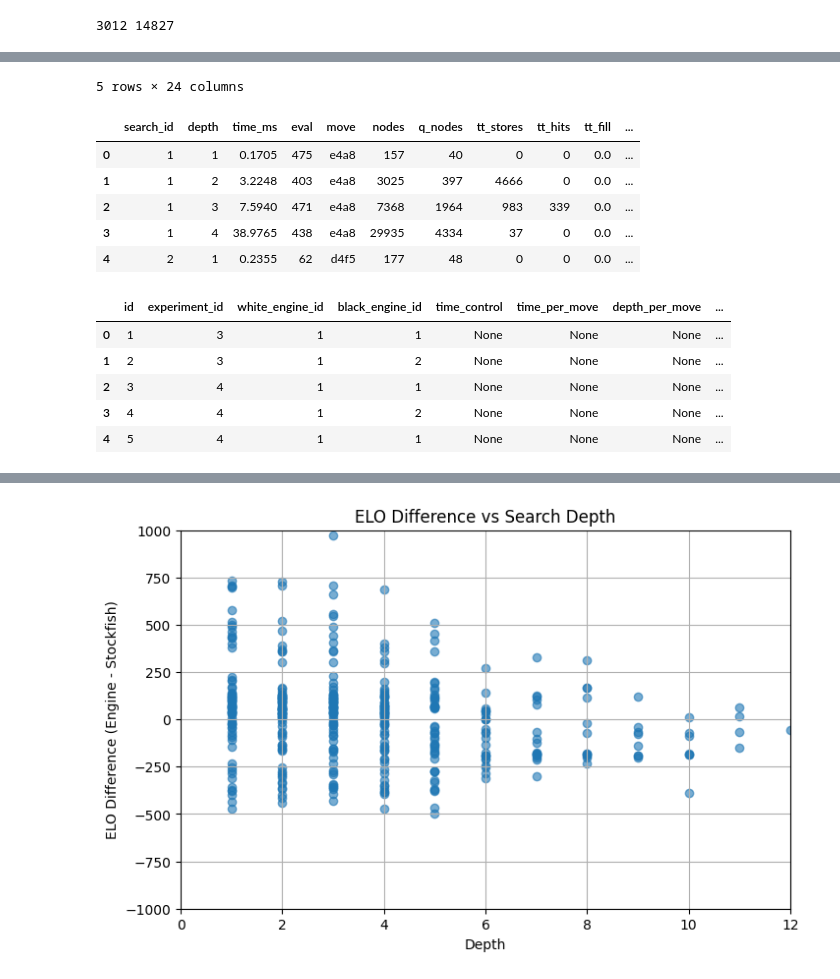
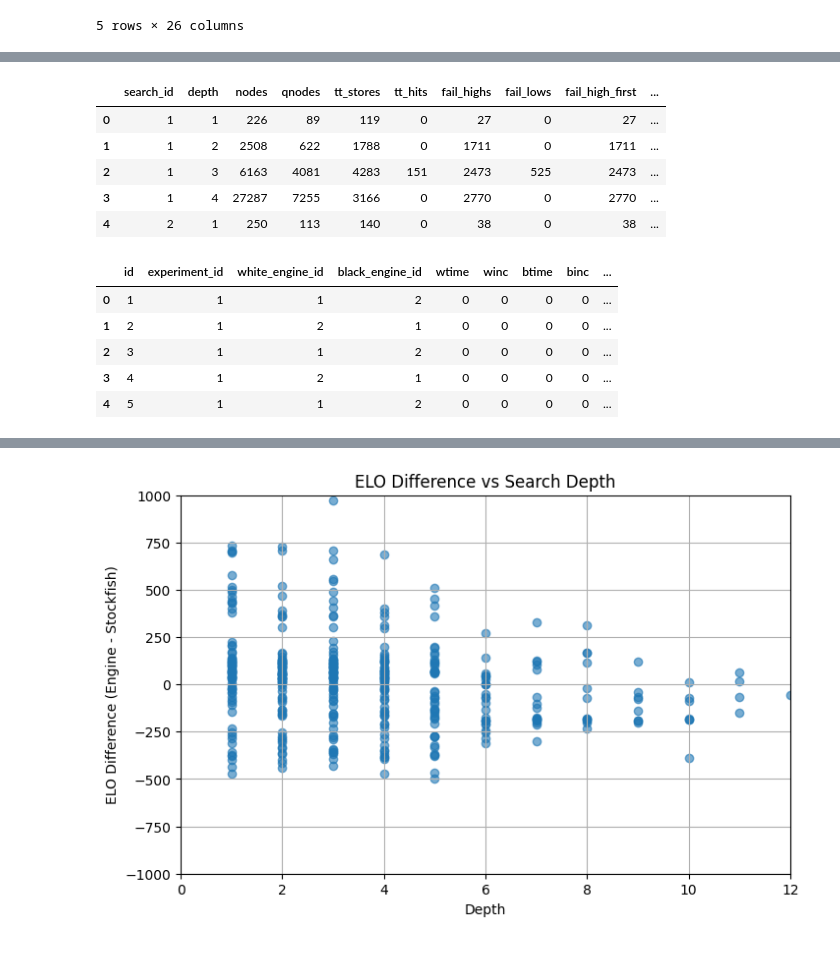
Before and after one commit to maxolek/chess, a Jupyter notebook: data/testing.ipynb, the cells around one changed output, grey strips where cells are left out. Drawn from its saved outputs; the diff is of its cells as text; code cells hidden in the pictures.

```diff
--- a/data/testing.ipynb
+++ b/data/testing.ipynb
@@ -15,13 +15,14 @@ cnxn = sqlite3.connect(DB_PATH)
 cursor = cnxn.cursor()
 # %%
 search_df = pd.read_sql_query('SELECT * FROM searches', cnxn)
-depth_df = pd.read_sql_query('SELECT * FROM searches_by_depth', cnxn)
+it_dep_df = pd.read_sql_query('SELECT * FROM searches_by_iteration', cnxn)
+t_ply_df = pd.read_sql_query('SELECT * FROM searches_by_tree_depth', cnxn)
 game_df = pd.read_sql_query('SELECT * FROM games', cnxn)
 
 search_df['game_id'] = search_df['game_id'].astype('Int64')
 
-print(len(search_df), len(depth_df))
+#print(len(search_df), len(depth_df))
 display(search_df.tail())
-display(depth_df.head())
+display(t_ply_df.head())
 display(game_df.head())
 # %% [output]
@@ -28 +35 @@ display(game_df.head())
-3012 14827
+5 rows × 26 columns
@@ -35,13 +36,12 @@ display(game_df.head())
-5 rows × 24 columns
-|  | search_id | depth | time_ms | eval | move | nodes | q_nodes | tt_stores | tt_hits | tt_fill | ... |
-| 0 | 1 | 1 | 0.1705 | 475 | e4a8 | 157 | 40 | 0 | 0 | 0.0 | ... |
-| 1 | 1 | 2 | 3.2248 | 403 | e4a8 | 3025 | 397 | 4666 | 0 | 0.0 | ... |
-| 2 | 1 | 3 | 7.5940 | 471 | e4a8 | 7368 | 1964 | 983 | 339 | 0.0 | ... |
-| 3 | 1 | 4 | 38.9765 | 438 | e4a8 | 29935 | 4334 | 37 | 0 | 0.0 | ... |
-| 4 | 2 | 1 | 0.2355 | 62 | d4f5 | 177 | 48 | 0 | 0 | 0.0 | ... |
+|  | search_id | depth | nodes | qnodes | tt_stores | tt_hits | fail_highs | fail_lows | fail_high_first | ... |
+| 0 | 1 | 1 | 226 | 89 | 119 | 0 | 27 | 0 | 27 | ... |
+| 1 | 1 | 2 | 2508 | 622 | 1788 | 0 | 1711 | 0 | 1711 | ... |
+| 2 | 1 | 3 | 6163 | 4081 | 4283 | 151 | 2473 | 525 | 2473 | ... |
+| 3 | 1 | 4 | 27287 | 7255 | 3166 | 0 | 2770 | 0 | 2770 | ... |
+| 4 | 2 | 1 | 250 | 113 | 140 | 0 | 38 | 0 | 38 | ... |
-|  | id | experiment_id | white_engine_id | black_engine_id | time_control | time_per_move | depth_per_move | ... |
-| 0 | 1 | 3 | 1 | 1 | None | None | None | ... |
-| 1 | 2 | 3 | 1 | 2 | None | None | None | ... |
-| 2 | 3 | 4 | 1 | 1 | None | None | None | ... |
-| 3 | 4 | 4 | 1 | 2 | None | None | None | ... |
-| 4 | 5 | 4 | 1 | 1 | None | None | None | ... |
+|  | id | experiment_id | white_engine_id | black_engine_id | wtime | winc | btime | binc | ... |
+| 0 | 1 | 1 | 1 | 2 | 0 | 0 | 0 | 0 | ... |
+| 1 | 2 | 1 | 2 | 1 | 0 | 0 | 0 | 0 | ... |
+| 2 | 3 | 1 | 1 | 2 | 0 | 0 | 0 | 0 | ... |
+| 3 | 4 | 1 | 2 | 1 | 0 | 0 | 0 | 0 | ... |
+| 4 | 5 | 1 | 1 | 2 | 0 | 0 | 0 | 0 | ... |
```
Also changed, not shown: parts of 9 cells of this notebook, 18 other files.
